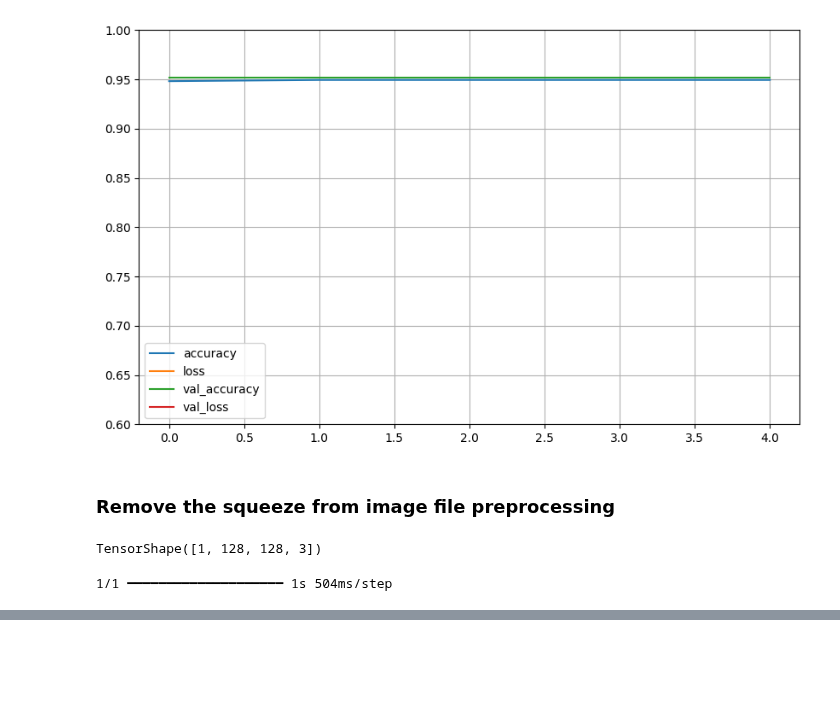
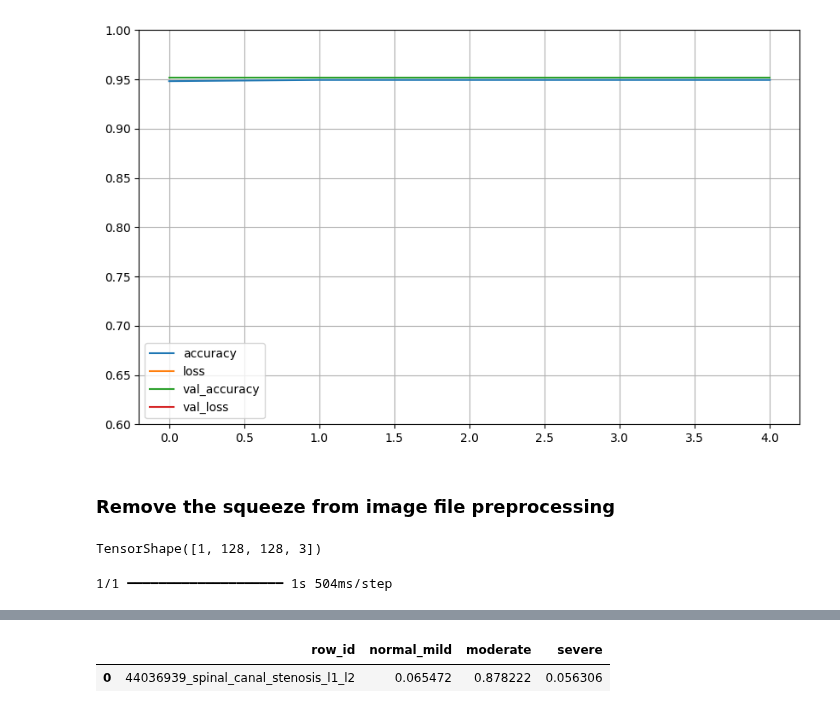
Before and after one commit to sumaniitm/RSNA-2024-Lumbar-Spine-Degenerative-Classification, a Jupyter notebook: feature-extraction-rsna2024-sumaniitm.ipynb, the cells around one changed output, grey strips where cells are left out. Cells and saved outputs as stored; diff of their text form; code cells hidden in the pictures; blank space fills up the shorter version.

```diff
--- a/feature-extraction-rsna2024-sumaniitm.ipynb
+++ b/feature-extraction-rsna2024-sumaniitm.ipynb
@@ -321,0 +327,14 @@ model.evaluate(test_ds)
+# %%
+severity_levels = ['normal_mild', 'moderate', 'severe']
+rows = {'44036939_spinal_canal_stenosis_l1_l2': y_proba[0]}
+# %%
+for key, value in rows.items():
+    value_reshaped = value.reshape(1, -1)
+    predictions = np.ascontiguousarray(value_reshaped)
+    df = pd.DataFrame(predictions, columns=severity_levels)
+    df.insert(loc=0, column='row_id', value=key)
+# %%
+df
+# %% [output]
+|  | row_id | normal_mild | moderate | severe |
+| 0 | 44036939_spinal_canal_stenosis_l1_l2 | 0.065472 | 0.878222 | 0.056306 |
```
Also changed, not shown: parts of 3 cells of this notebook.
